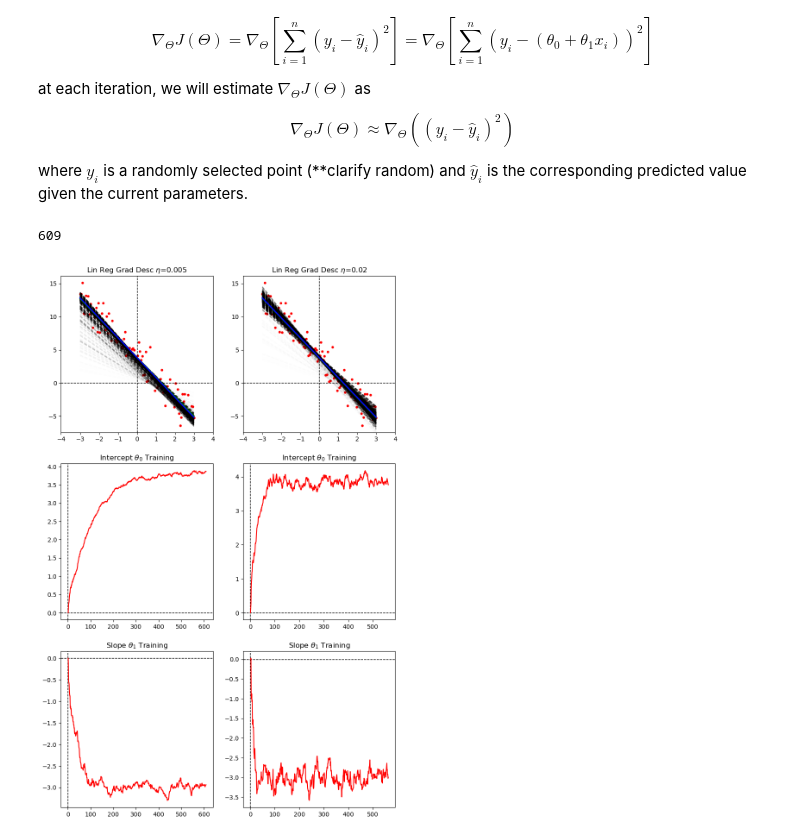
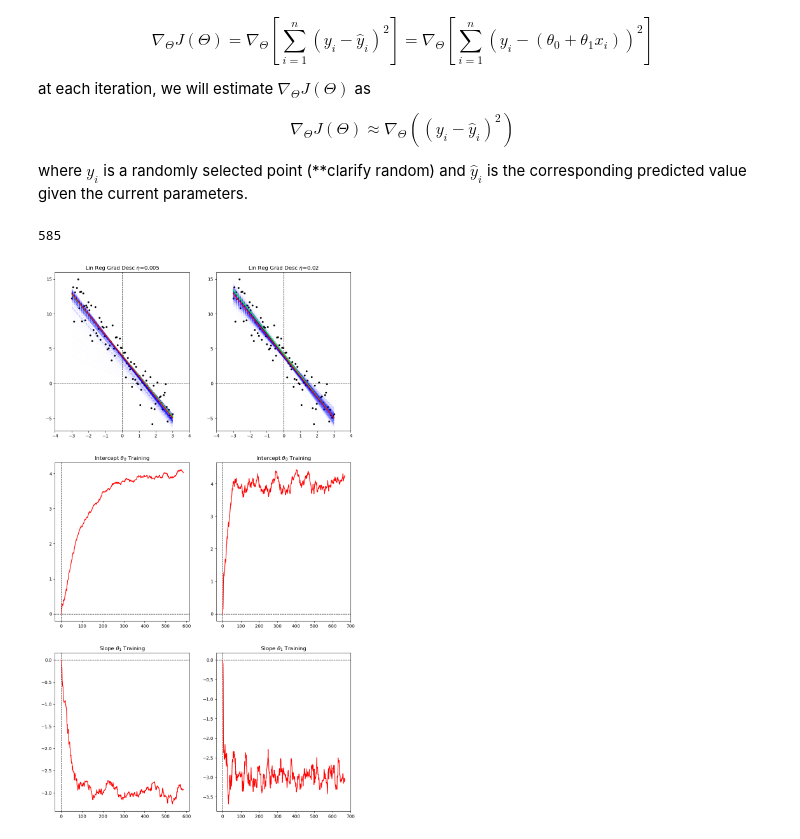
Before and after one commit to JakeLarimer/MLAlgosFromScratch, a Jupyter notebook: LinearRegressionWithGradientDescent.ipynb, the cells around one changed output. Drawn from its saved outputs; the diff is of its cells as text; code cells hidden in the pictures.

Commit message:
Color Updates to SGD graphs

```diff
--- a/LinearRegressionWithGradientDescent.ipynb
+++ b/LinearRegressionWithGradientDescent.ipynb
@@ -433,7 +433,7 @@ for k in range(len(etascale)):
     #print(theta[k][-1][0])
     #print(theta[k][-1][1])
 
-fig, axes = plt.subplots(3, len(etascale), figsize=(10,16))
+fig, axes = plt.subplots(3, len(etascale), figsize=(12,22))
 #fig2, axes2 = plt.subplots(1, 2, subplot_kw={'projection':'3d'}, figsize=(10,6))
 
 for j in range(len(etascale)):
@@ -445,40 +445,40 @@ for j in range(len(etascale)):
     # Plotting Points and Regression
     axes[0, j].scatter(x, y, color="black", s=10)
     for i in range(num_iters[j]-1):
-        axes[0, j].plot(x, ypred_list[j][i], color='black', alpha=0.5 * (i+1)/num_iters[j], linestyle="--")
-    axes[0, j].plot(x, ypred_list[j][-1], color='green', linewidth=2)
+        axes[0, j].plot(x, ypred_list[j][i], color='blue', alpha=0.05 * (i+1)/num_iters[j], linestyle="--")
+    axes[0, j].plot(x, ypred_list[j][-1], color='lime', linewidth=2)
     axes[0, j].set_title(f"Lin Reg Grad Desc $\\eta$={etascale[j]}")
     axes[0, j].set_xlim(min(x)-1, max(x)+1)
     axes[0, j].set_ylim(min(y)-1, max(y)+1)
 
     # Plotting theta[0] over iterations
     axes[1, j].plot(list(range(1, num_iters[j]+1)), [theta_vec[0] for theta_vec in theta[j]], color="red")#, s=50)
     axes[1, j].set_title(f"Intercept $\\theta_0$ Training")
 
     # Plotting theta[1] over iterations
     axes[2, j].plot(list(range(1, num_iters[j]+1)), [theta_vec[1] for theta_vec in theta[j]], color="red")#, s=50)
     axes[2, j].set_title(f"Slope $\\theta_1$ Training")
 
 
     # Checking against other lin reg algo
     params = np.polyfit(x,y,1)
-    axes[0, j].plot(x, params[0] * x + params[1], color='blue', linewidth=2)
+    axes[0, j].plot(x, params[0] * x + params[1], color='red', linewidth=2)
 
     # Plotting loss over time
     #J = []
     #print(len(ypred_list[0]))
     #print(num_iters[0])
     #print(len([theta_vec[0] for theta_vec in theta[j]]))
     #for i in range(num_iters[j]):
         #Jval = 0.
 
         #np.sum((y - ypred_list[j][i]) ** 2)
 
         #J.append(Jval)
 
     #axes2[j].plot([theta_vec[0] for theta_vec in theta[j]], [theta_vec[1] for theta_vec in theta[j]], J)
 
 print(num_iters[0])
 # %% [output]
-609
+585
-[figure, old version]
+[figure, new version]
```
Also changed, not shown: parts of 1 cell of this notebook.
